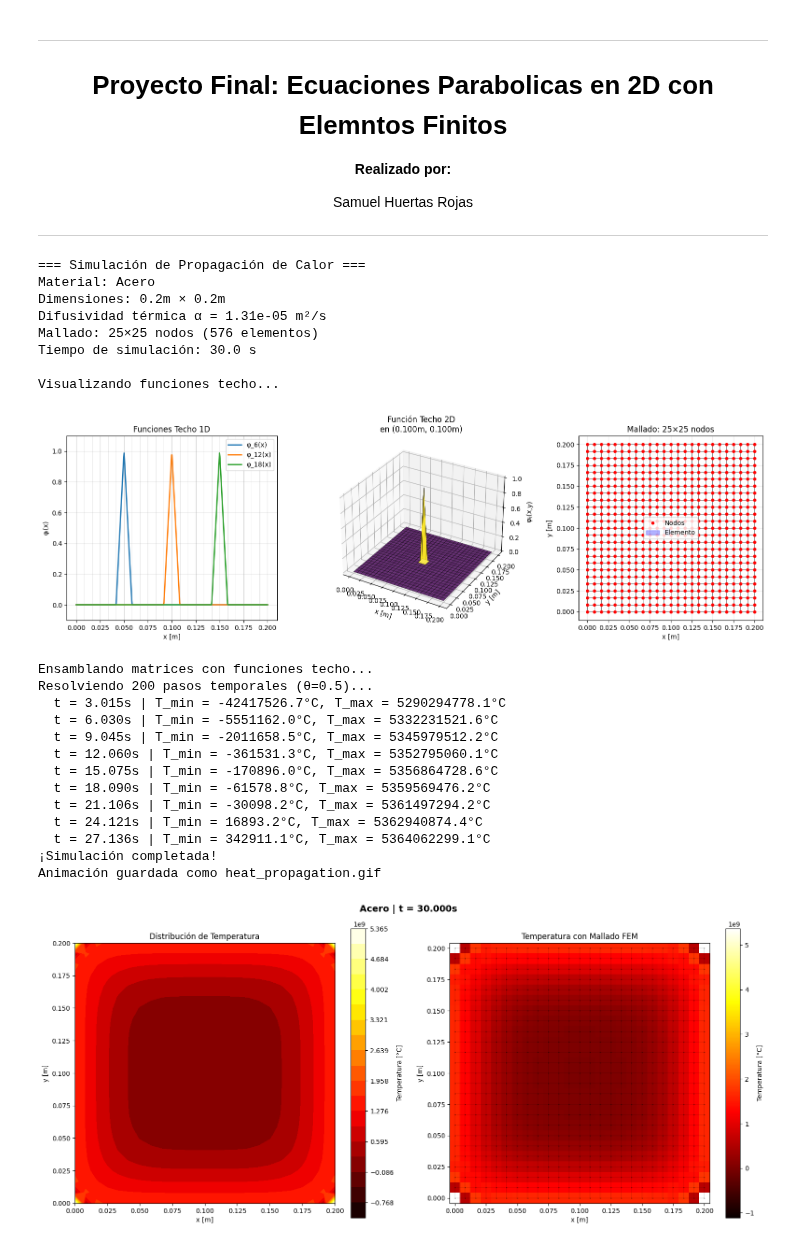
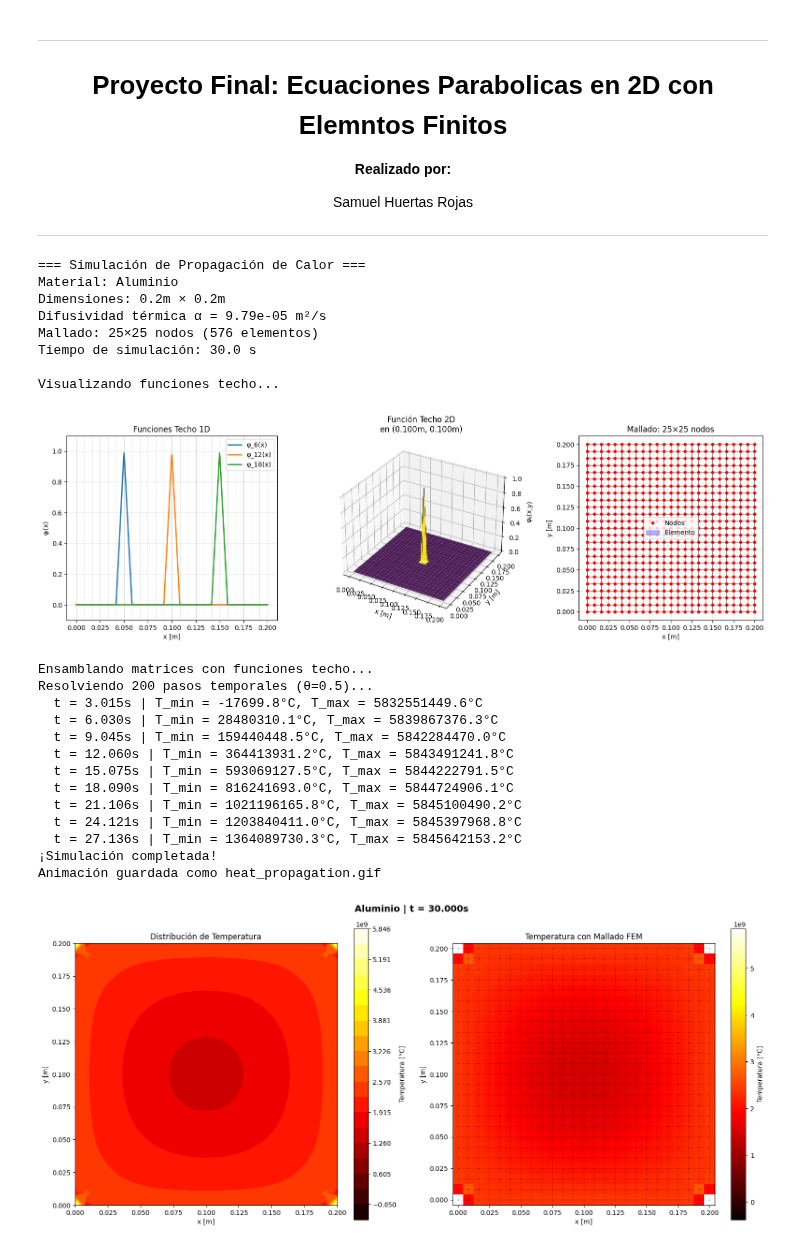
Before and after one commit to SamHuRo/solucion-numerica-de-EDP, a Jupyter notebook: Proyecto_Final/proyecto-final.ipynb, the cells around one changed output. Drawn from its saved outputs; the diff is of its cells as text; code cells hidden in the pictures.

```diff
--- a/Proyecto_Final/proyecto-final.ipynb
+++ b/Proyecto_Final/proyecto-final.ipynb
@@ -493,43 +493,43 @@ if __name__ == "__main__":
     # Parámetros del problema físico
     Lx, Ly = 0.2, 0.2     # Placa de 20cm × 20cm
     T_final = 30.0         # 30 segundos de simulación
     nx, ny = 25, 25        # Resolución espacial
     nt = 200               # Pasos temporales
-    material = 'acero'     # Opciones: 'acero', 'aluminio', 'cobre', 'concreto'
+    material = 'aluminio'     # Opciones: 'acero', 'aluminio', 'cobre', 'concreto'
 
     # Crear simulador
     solver = HeatEquationFEM2D(Lx, Ly, T_final, nx, ny, nt, material)
 
     # Mostrar funciones techo
     print("\nVisualizando funciones techo...")
     solver.plot_hat_functions()
 
     # Resolver ecuación del calor
     solver.solve(theta=0.5)  # Crank-Nicolson
 
     # Animar propagación del calor
     solver.animate(interval=50, save_as='heat_propagation.gif')
 # %% [output]
 === Simulación de Propagación de Calor ===
-Material: Acero
+Material: Aluminio
 Dimensiones: 0.2m × 0.2m
-Difusividad térmica α = 1.31e-05 m²/s
+Difusividad térmica α = 9.79e-05 m²/s
 Mallado: 25×25 nodos (576 elementos)
 Tiempo de simulación: 30.0 s
 
 Visualizando funciones techo...
 [figure]
 Ensamblando matrices con funciones techo...
 Resolviendo 200 pasos temporales (θ=0.5)...
-  t = 3.015s | T_min = -42417526.7°C, T_max = 5290294778.1°C
-  t = 6.030s | T_min = -5551162.0°C, T_max = 5332231521.6°C
-  t = 9.045s | T_min = -2011658.5°C, T_max = 5345979512.2°C
-  t = 12.060s | T_min = -361531.3°C, T_max = 5352795060.1°C
-  t = 15.075s | T_min = -170896.0°C, T_max = 5356864728.6°C
-  t = 18.090s | T_min = -61578.8°C, T_max = 5359569476.2°C
-  t = 21.106s | T_min = -30098.2°C, T_max = 5361497294.2°C
-  t = 24.121s | T_min = 16893.2°C, T_max = 5362940874.4°C
-  t = 27.136s | T_min = 342911.1°C, T_max = 5364062299.1°C
+  t = 3.015s | T_min = -17699.8°C, T_max = 5832551449.6°C
+  t = 6.030s | T_min = 28480310.1°C, T_max = 5839867376.3°C
+  t = 9.045s | T_min = 159440448.5°C, T_max = 5842284470.0°C
+  t = 12.060s | T_min = 364413931.2°C, T_max = 5843491241.8°C
+  t = 15.075s | T_min = 593069127.5°C, T_max = 5844222791.5°C
+  t = 18.090s | T_min = 816241693.0°C, T_max = 5844724906.1°C
+  t = 21.106s | T_min = 1021196165.8°C, T_max = 5845100490.2°C
+  t = 24.121s | T_min = 1203840411.0°C, T_max = 5845397968.8°C
+  t = 27.136s | T_min = 1364089730.3°C, T_max = 5845642153.2°C
 ¡Simulación completada!
 Animación guardada como heat_propagation.gif
-[figure, old version]
+[figure, new version]
```
Also changed, not shown: 1 other file.
